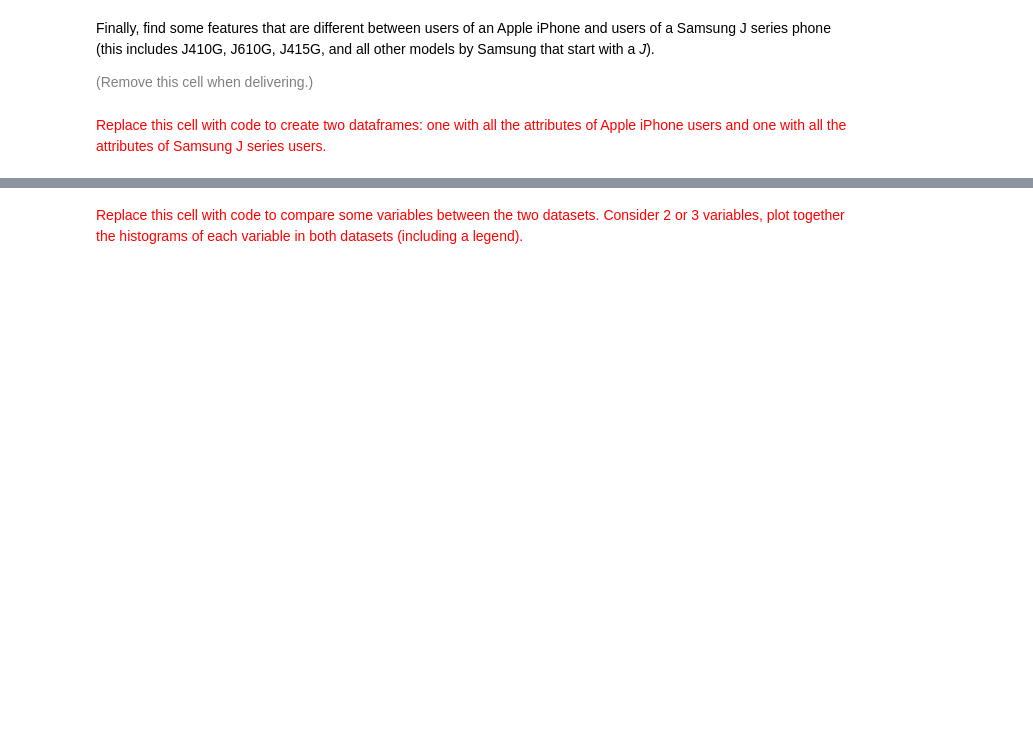
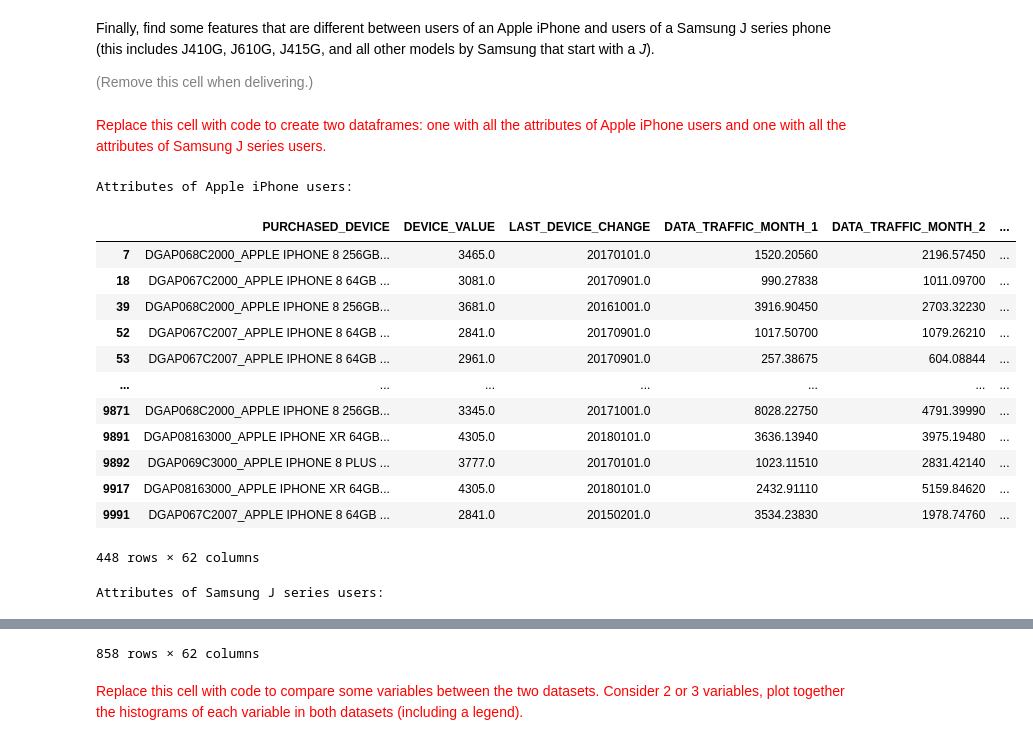
Before and after one commit to BernatQuintilla/data-mining-course, a Jupyter notebook: practicum/ps01_02/ps01_02_data_preparation.ipynb, the cells around one changed output, grey strips where cells are left out. Saved outputs shown, nothing was run; the diff lists cells and outputs as text; code cells hidden in the pictures; blank space fills up the shorter version.

```diff
--- a/practicum/ps01_02/ps01_02_data_preparation.ipynb
+++ b/practicum/ps01_02/ps01_02_data_preparation.ipynb
@@ -959,3 +959,28 @@ Finally, find some features that are different between users of an Apple iPhone
 <font size="-1" color="gray">(Remove this cell when delivering.)</font>
 # %% [markdown]
 <font size="+1" color="red">Replace this cell with code to create two dataframes: one with all the attributes of Apple iPhone users and one with all the attributes of Samsung J series users.</font>
+# %%
+apple_df = df03[(df03['PURCHASED_DEVICE_MANUFACTURER'] == 'APPLE') & (df03['PURCHASED_DEVICE_MODEL'].str.startswith('IPHONE'))]
+samsung_df = df03[(df03['PURCHASED_DEVICE_MANUFACTURER'] == 'SAMSUNG') & (df03['PURCHASED_DEVICE_MODEL'].str.startswith('J'))]
+
+print('\nAttributes of Apple iPhone users:')
+display(apple_df)
+
+print('\nAttributes of Samsung J series users:')
+display(samsung_df)
+# %% [output]
+Attributes of Apple iPhone users:
+|  | PURCHASED_DEVICE | DEVICE_VALUE | LAST_DEVICE_CHANGE | DATA_TRAFFIC_MONTH_1 | DATA_TRAFFIC_MONTH_2 | ... |
+| 7 | DGAP068C2000_APPLE IPHONE 8 256GB... | 3465.0 | 20170101.0 | 1520.20560 | 2196.57450 | ... |
+| 18 | DGAP067C2000_APPLE IPHONE 8 64GB ... | 3081.0 | 20170901.0 | 990.27838 | 1011.09700 | ... |
+| 39 | DGAP068C2000_APPLE IPHONE 8 256GB... | 3681.0 | 20161001.0 | 3916.90450 | 2703.32230 | ... |
+| 52 | DGAP067C2007_APPLE IPHONE 8 64GB ... | 2841.0 | 20170901.0 | 1017.50700 | 1079.26210 | ... |
+| 53 | DGAP067C2007_APPLE IPHONE 8 64GB ... | 2961.0 | 20170901.0 | 257.38675 | 604.08844 | ... |
+| ... | ... | ... | ... | ... | ... | ... |
+| 9871 | DGAP068C2000_APPLE IPHONE 8 256GB... | 3345.0 | 20171001.0 | 8028.22750 | 4791.39990 | ... |
+| 9891 | DGAP08163000_APPLE IPHONE XR 64GB... | 4305.0 | 20180101.0 | 3636.13940 | 3975.19480 | ... |
+| 9892 | DGAP069C3000_APPLE IPHONE 8 PLUS ... | 3777.0 | 20170101.0 | 1023.11510 | 2831.42140 | ... |
+| 9917 | DGAP08163000_APPLE IPHONE XR 64GB... | 4305.0 | 20180101.0 | 2432.91110 | 5159.84620 | ... |
+| 9991 | DGAP067C2007_APPLE IPHONE 8 64GB ... | 2841.0 | 20150201.0 | 3534.23830 | 1978.74760 | ... |
+448 rows × 62 columns
+Attributes of Samsung J series users:
@@ -962,2 +999,3 @@ Finally, find some features that are different between users of an Apple iPhone
+858 rows × 62 columns
 # %% [markdown]
 <font size="+1" color="red">Replace this cell with code to compare some variables between the two datasets. Consider 2 or 3 variables, plot together the histograms of each variable in both datasets (including a legend).</font>
```
Also changed, not shown: parts of 6 cells of this notebook.
